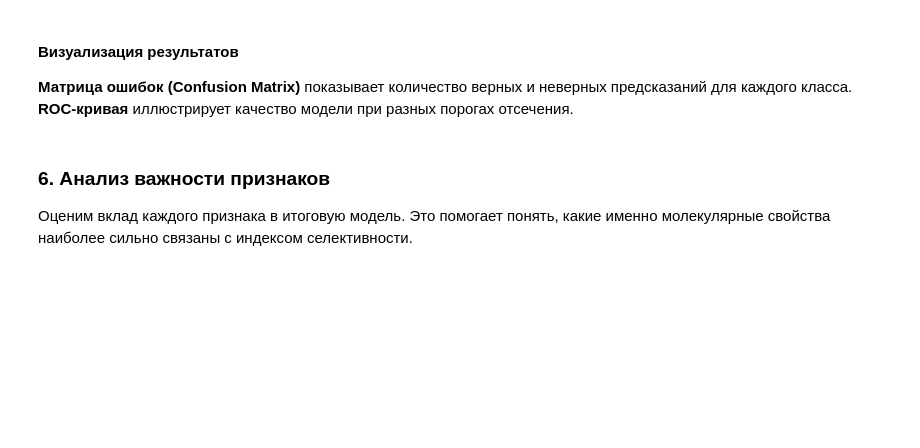
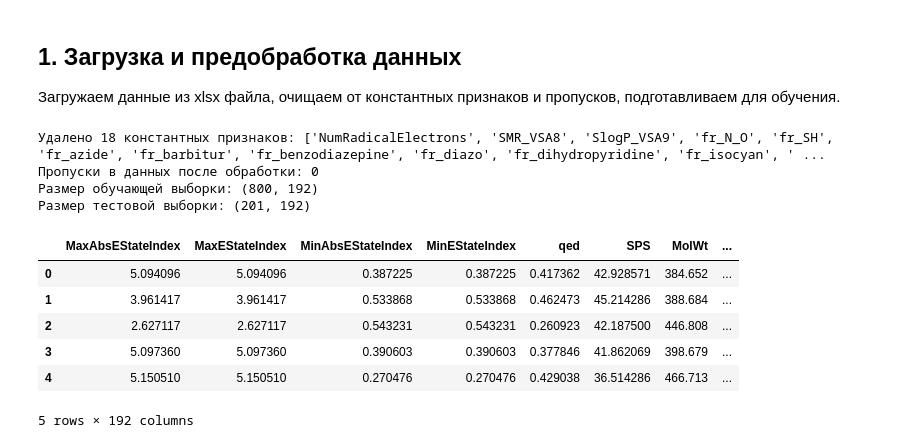
Before and after one commit to Phoenix1833/classic-ml-course, a Jupyter notebook: class_SI_median.ipynb, the cells around one changed output. Cells and saved outputs as stored; diff of their text form; code cells hidden in the pictures; blank space fills up the shorter version.

```diff
--- a/class_SI_median.ipynb
+++ b/class_SI_median.ipynb
@@ -160,3 +40,0 @@ print(classification_report(y_test, y_pred))
-# %% [markdown]
-#### Визуализация результатов
-**Матрица ошибок (Confusion Matrix)** показывает количество верных и неверных предсказаний для каждого класса. **ROC-кривая** иллюстрирует качество модели при разных порогах отсечения.
@@ -186,3 +41,51 @@ plt.show()
-# %% [markdown]
-### 6. Анализ важности признаков
-Оценим вклад каждого признака в итоговую модель. Это помогает понять, какие именно молекулярные свойства наиболее сильно связаны с индексом селективности.
+# %% [markdown]
+## 1. Загрузка и предобработка данных
+
+Загружаем данные из xlsx файла, очищаем от константных признаков и пропусков, подготавливаем для обучения.
+# %%
+# Загрузка данных из xlsx
+data = pd.read_excel('data.xlsx', index_col=0)
+
+# Создание целевой переменной: 1, если SI выше медианы, иначе 0
+median_si = data['SI'].median()
+data['target'] = (data['SI'] > median_si).astype(int)
+
+# Удаление колонок
+data = data.drop(columns=['SI', 'IC50, mM', 'CC50, mM'])
+
+# Разделение признаков и целевой переменной
+X = data.drop(columns=['target'])
+y = data['target']
+
+# Удаление константных признаков
+constant_features = X.columns[X.nunique() <= 1]
+X = X.drop(columns=constant_features)
+print(f"Удалено {len(constant_features)} константных признаков: {list(constant_features)}")
+
+
+# Обработка пропусков медианным значением
+X = X.fillna(X.median(numeric_only=True))
+
+
+# Проверка пропусков
+print(f"Пропуски в данных после обработки: {X.isna().sum().sum()}")
+
+# Разделение данных на обучающую и тестовую выборки
+X_train, X_test, y_train, y_test = train_test_split(X, y, test_size=0.2, random_state=42, stratify=y)
+print(f"Размер обучающей выборки: {X_train.shape}")
+print(f"Размер тестовой выборки: {X_test.shape}")
+# %% [output]
+Удалено 18 константных признаков: ['NumRadicalElectrons', 'SMR_VSA8', 'SlogP_VSA9', 'fr_N_O', 'fr_SH', 'fr_azide', 'fr_barbitur', 'fr_benzodiazepine', 'fr_diazo', 'fr_dihydropyridine', 'fr_isocyan', ' ...
+Пропуски в данных после обработки: 0
+Размер обучающей выборки: (800, 192)
+Размер тестовой выборки: (201, 192)
+# %%
+X.head()
+# %% [output]
+|  | MaxAbsEStateIndex | MaxEStateIndex | MinAbsEStateIndex | MinEStateIndex | qed | SPS | MolWt | ... |
+| 0 | 5.094096 | 5.094096 | 0.387225 | 0.387225 | 0.417362 | 42.928571 | 384.652 | ... |
+| 1 | 3.961417 | 3.961417 | 0.533868 | 0.533868 | 0.462473 | 45.214286 | 388.684 | ... |
+| 2 | 2.627117 | 2.627117 | 0.543231 | 0.543231 | 0.260923 | 42.187500 | 446.808 | ... |
+| 3 | 5.097360 | 5.097360 | 0.390603 | 0.390603 | 0.377846 | 41.862069 | 398.679 | ... |
+| 4 | 5.150510 | 5.150510 | 0.270476 | 0.270476 | 0.429038 | 36.514286 | 466.713 | ... |
+5 rows × 192 columns
```
Also changed, not shown: parts of 27 cells of this notebook, 3 other files.
